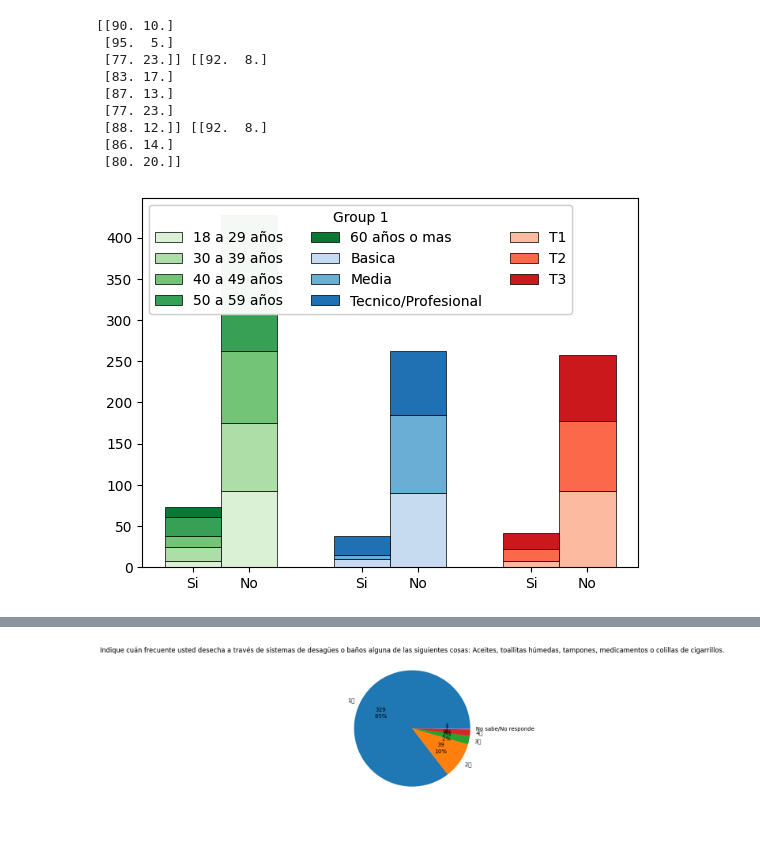
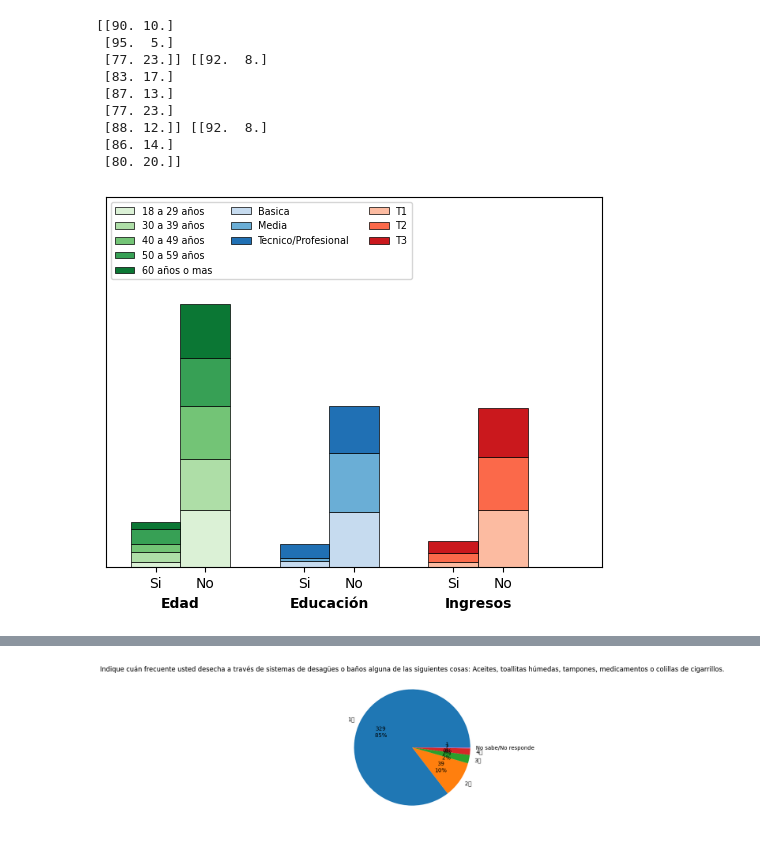
Before and after one commit to mqquiroz/HUCLAM, a Jupyter notebook: Datos_SPSS.ipynb, the cells around one changed output, grey strips where cells are left out. Drawn from its saved outputs; the diff is of its cells as text; code cells hidden in the pictures.

```diff
--- a/Datos_SPSS.ipynb
+++ b/Datos_SPSS.ipynb
@@ -270,34 +276,48 @@ groups = ['No', 'Si']
 values = P15_edad[:, [1, 0]]
 values2 = P15_edu[:, [1, 0]]
 values3 = P15_ingresos2[:, [1, 0]]
 #np.array([[12, 19, 14],
          #         [21, 30, 15],
          #         [15, 23, 12],
          #         [2, 5, 1]])
 
 fig, ax = plt.subplots()
 
 ancho = 0.05
 
 color = 'red'
 
 # Stacked bar chart with loop
 for i in range(values.shape[0]):
   ax.bar([0,ancho], values[i],width=ancho,align='center', color=palette_green[i], edgecolor='black', linewidth=0.5, bottom = np.sum(values[:i], axis = 0),label=cat_edad[i])
 
 for i in range(values2.shape[0]):
   ax.bar([3*ancho,4*ancho], values2[i],width=ancho,align='center', color=palette_blue[i],edgecolor='black', linewidth=0.5, bottom = np.sum(values2[:i], axis = 0),label=cat_edu[i])
 
+ax.bar([0,ancho],10,width=ancho, color='w', alpha=0, label=' ')
+ax.bar([0,ancho],10,width=ancho, color='w', alpha=0, label=' ')
+
 for i in range(values3.shape[0]):
   ax.bar([6*ancho,7*ancho], values3[i],width=ancho,align='center',color=palette_red[i], edgecolor='black', linewidth=0.5, bottom = np.sum(values3[:i], axis = 0),label=cat_ingresos2[i])
+
+ax.bar([0,ancho],10,width=ancho, color='w', alpha=0, label=' ')
 
 ax.set_xticks([0,ancho,3*ancho,4*ancho,6*ancho,7*ancho])
 #ax.set_xticklabels(['No','Si','No','Si','No','Si'])
 ax.set_xticklabels(['Si','No','Si','No','Si','No'])
-#ax.legend(ncol=3)
-legend1 = plt.legend(loc='upper left', title="Group 1", ncol=3)
-plt.gca().add_artist(legend1)
+ax.legend(loc=2,ncol=3,fontsize='x-small')
+ax.set_xlim(-ancho,9*ancho)
+ax.set_ylim(0,600)
+ax.text(ancho*0.5, -65, 'Edad',fontweight='bold',ha='center', wrap=True)
+ax.text(3.5*ancho, -65, 'Educación',fontweight='bold',ha='center', wrap=True)
+ax.text(6.5*ancho, -65, 'Ingresos', fontweight='bold', ha='center', wrap=True)
+
+# Remove the Y-axis ticks and labels
+ax.yaxis.set_ticks_position('none') # Removes tick marks
+ax.set_yticklabels([]) # Removes tick labels
+
+plt.savefig("P15.png", transparent=True,bbox_inches='tight', pad_inches=0,dpi=300)
 
 plt.show()
 # %% [output]
-[figure, old version]
+[figure, new version]
```
Also changed, not shown: parts of 3 cells of this notebook.
